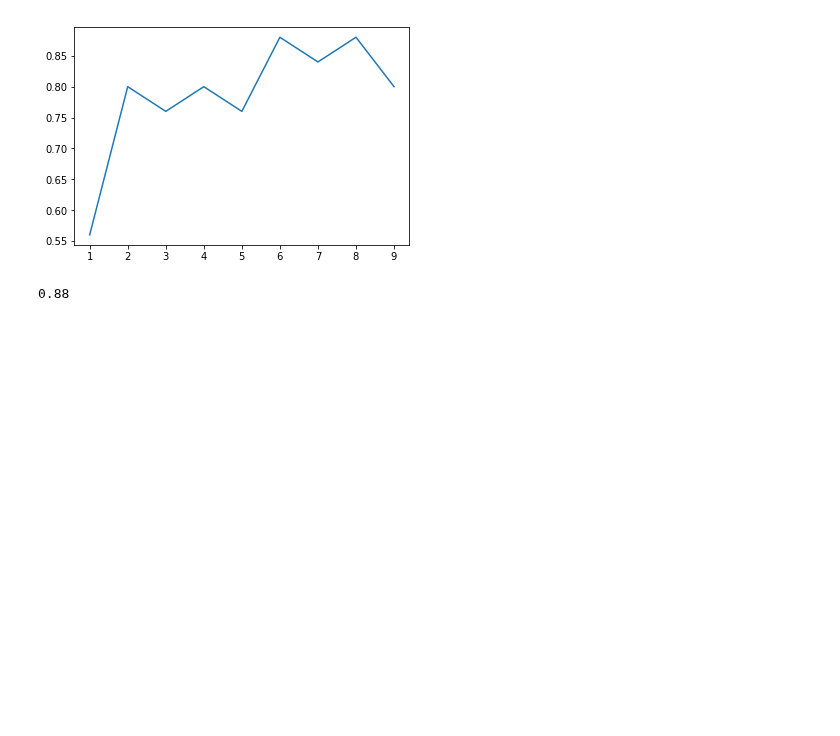
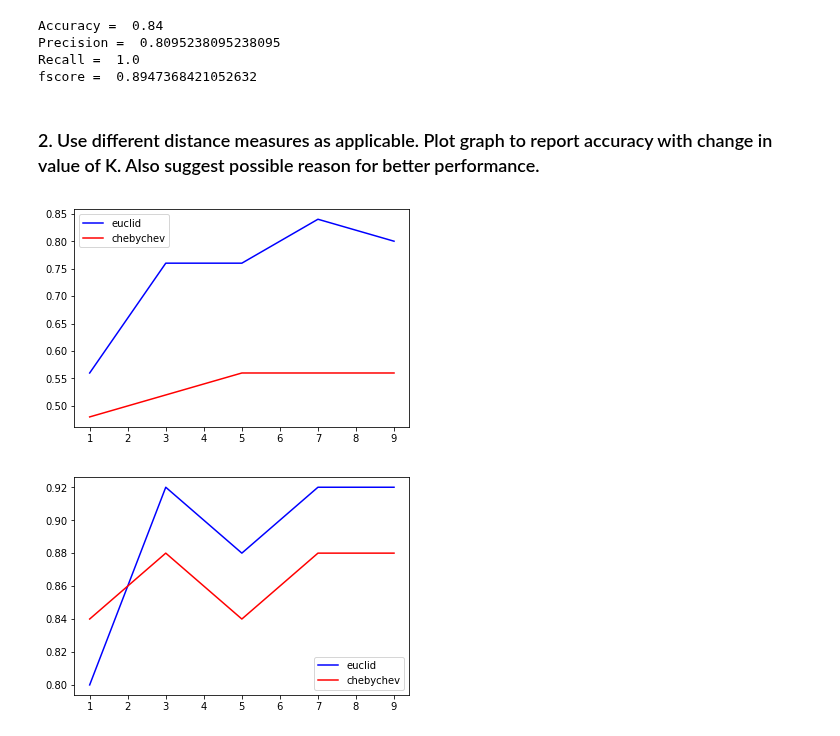
Before and after one commit to devloper13/DecisionTreeFromScratch, a Jupyter notebook: KNN.ipynb, the cells around one changed output. Drawn from its saved outputs; the diff is of its cells as text; code cells hidden in the pictures; blank space fills up the shorter version.

```diff
--- a/KNN.ipynb
+++ b/KNN.ipynb
@@ -55,4 +61,7 @@ def measure(predicted_y,test):
         j+=1
 
     accuracy =  (TP+TN)/(TP+TN+FP+FN)
-    return accuracy
+    precision = (TP)/(TP+FP)
+    recall = (TP)/(TP+FN)
+    fscore = 2/((1/precision)+(1/recall))
+    return accuracy,precision,recall,fscore
@@ -59,24 +73,50 @@ def measure(predicted_y,test):
+# %%
+#Robot1
+location = 'RobotDataset/Robot1'
+test,train = get_test_train(location)
+K = 7
+predicted_y = KNN(test,train,K,'euclid')
+accuracy,precision,recall,fscore = measure(predicted_y,test)
+print("Accuracy = ",accuracy)
+print("Precision = ",precision)
+print("Recall = ",recall)
+print("fscore = ",fscore)
+# %% [output]
+Accuracy =  0.84
+Precision =  0.8095238095238095
+Recall =  1.0
+fscore =  0.8947368421052632
+# %% [markdown]
+### 2. Use different distance measures as applicable. Plot graph to report accuracy with change in value of K. Also suggest possible reason for better performance.
 # %%
-def gen_KNN_plot():
-    K = 1
-    K_array = []
-    accuracy_array = []
-    while K<= math.sqrt(len(train)):
-        predicted_y = KNN(test,train,K)
-        accuracy = measure(predicted_y,test)
-        K_array.append(K)
-        accuracy_array.append(accuracy)
-        K+=1
-    plt.plot(K_array,accuracy_array)
-
+def gen_KNN_plot(test,train):
+    distanceMeasures = ['euclid','cheby']
+    accuracy_array1 = []
+    accuracy_array2 = []
+    for dist_measure in distanceMeasures:
+        K = 1
+        K_array = []
+        accuracy_array2 = []
+        while K<= math.sqrt(len(train)):
+            predicted_y = KNN(test,train,K,dist_measure)
+            accuracy,precision,recall,fscore = measure(predicted_y,test)
+            K_array.append(K)
+            accuracy_array2.append(accuracy)
+            K+=2
+        if dist_measure == 'euclid':
+            accuracy_array1 = accuracy_array2.copy()
+    plt.plot(K_array,accuracy_array1,c='b',label = 'euclid')
+    plt.plot(K_array,accuracy_array2,c='r',label = 'chebychev')
+    plt.legend()
     plt.show()
-# %%
-gen_KNN_plot()
-# %% [output]
-[figure, removed]
-# %%
-predicted_y = KNN(test,train,8)
-accuracy = measure(predicted_y,test)
-print(accuracy)
-# %% [output]
-0.88
+# %%
+location = 'RobotDataset/Robot1'
+test,train = get_test_train(location)
+gen_KNN_plot(test,train)
+
+location = 'RobotDataset/Robot2'
+test,train = get_test_train(location)
+gen_KNN_plot(test,train)
+# %% [output]
+[figure, added]
+[figure, added]
```
Also changed, not shown: parts of 5 cells of this notebook.
